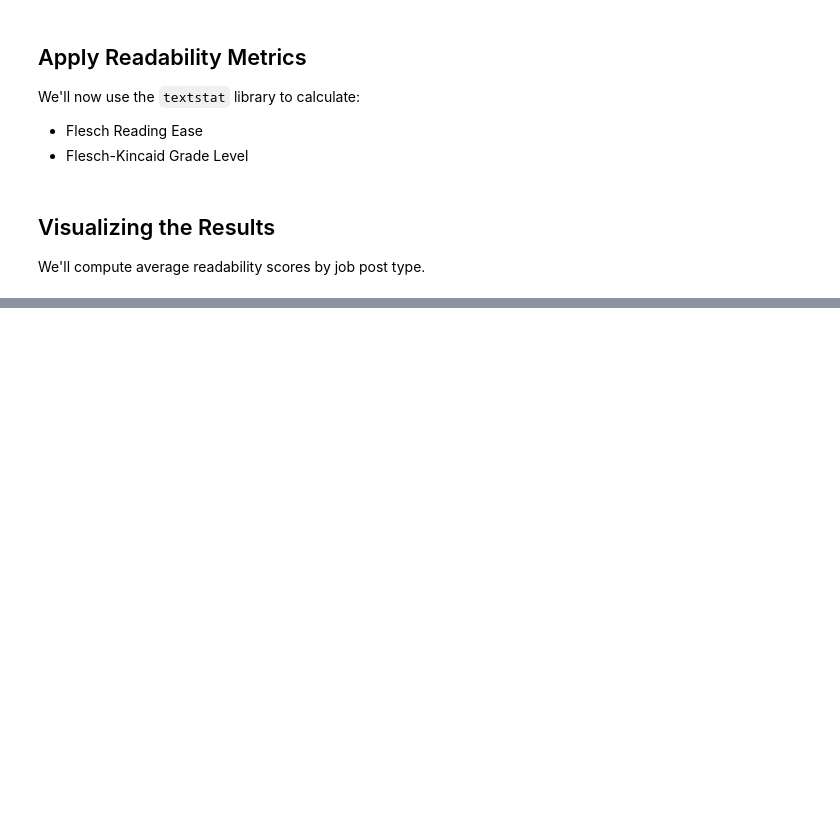
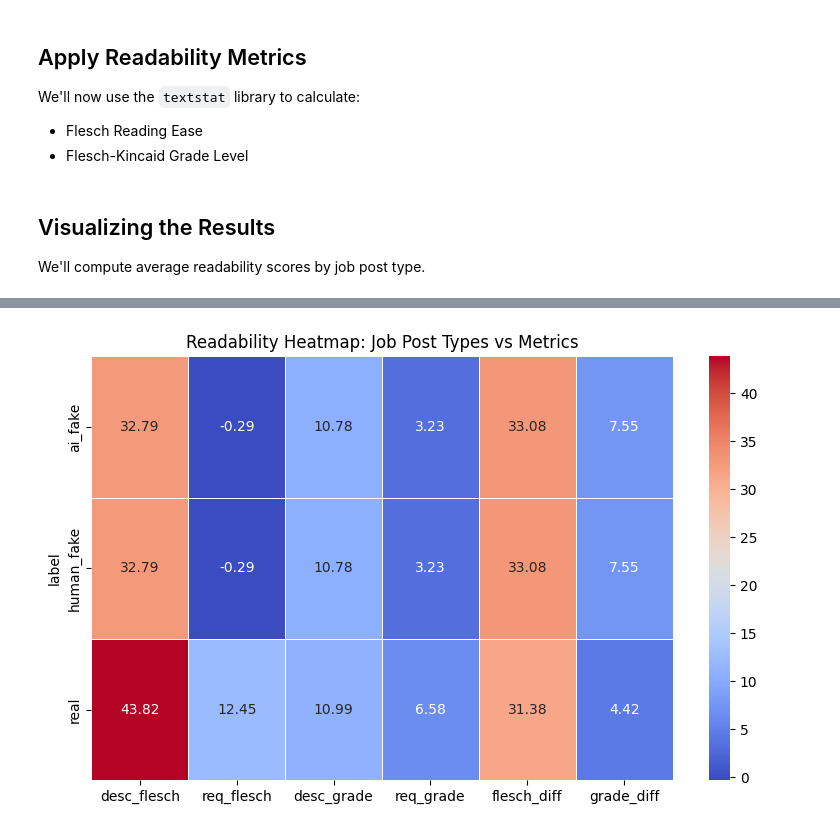
Before and after one commit to MIT-Emerging-Talent/ET6-CDSP-group-21-repo, a Jupyter notebook: 4_data_analysis/readability.ipynb, the cells around one changed output, grey strips where cells are left out. Cells and saved outputs as stored; diff of their text form; code cells hidden in the pictures; blank space fills up the shorter version.

```diff
--- a/4_data_analysis/readability.ipynb
+++ b/4_data_analysis/readability.ipynb
@@ -46,10 +52,0 @@ data = pd.concat([real_jobs, human_fake_jobs, ai_fake_jobs], ignore_index=True)
-# %%
-# Keep only necessary columns
-data = data[["label", "description", "requirements"]]
-
-# Combine description + requirements into one field
-data = data[["label", "description", "requirements"]].copy()
-
-# Combine description + requirements into one field
-data["combined_text"] = data["description"] + " " + data["requirements"]
-data[data["combined_text"] == ""]
@@ -88,10 +91,18 @@ data["flesch_kincaid_grade"] = data["combined_text"].apply(safe_grade)
 
 We'll compute average readability scores by job post type.
 # %%
-# Drop rows with missing values
-readability_means = (
-    data.dropna(subset=["flesch_reading_ease", "flesch_kincaid_grade"])
-    .groupby("label")[["flesch_reading_ease", "flesch_kincaid_grade"]]
-    .mean()
-    .reset_index()
-)
+# Compute average readability scores by label
+avg_readability = data_clean.groupby("label").agg({
+    "desc_flesch": "mean",
+    "req_flesch": "mean",
+    "desc_grade": "mean",
+    "req_grade": "mean",
+    "flesch_diff": "mean",
+    "grade_diff": "mean"
+}).reset_index().round(2)
+
+# Print it
+print(avg_readability)
+
+
+print(avg_readability)
@@ -130,0 +224,13 @@ plt.show()
+# %%
+import seaborn as sns
+
+# Prepare heatmap data
+heatmap_data = avg_readability.set_index("label")
+plt.figure(figsize=(8, 5))
+sns.heatmap(heatmap_data, annot=True,
+            cmap="coolwarm", fmt=".2f", linewidths=0.5)
+plt.title("Readability Heatmap: Job Post Types vs Metrics")
+plt.tight_layout()
+plt.show()
+# %% [output]
+[figure, added]
```
Also changed, not shown: parts of 10 cells of this notebook.
